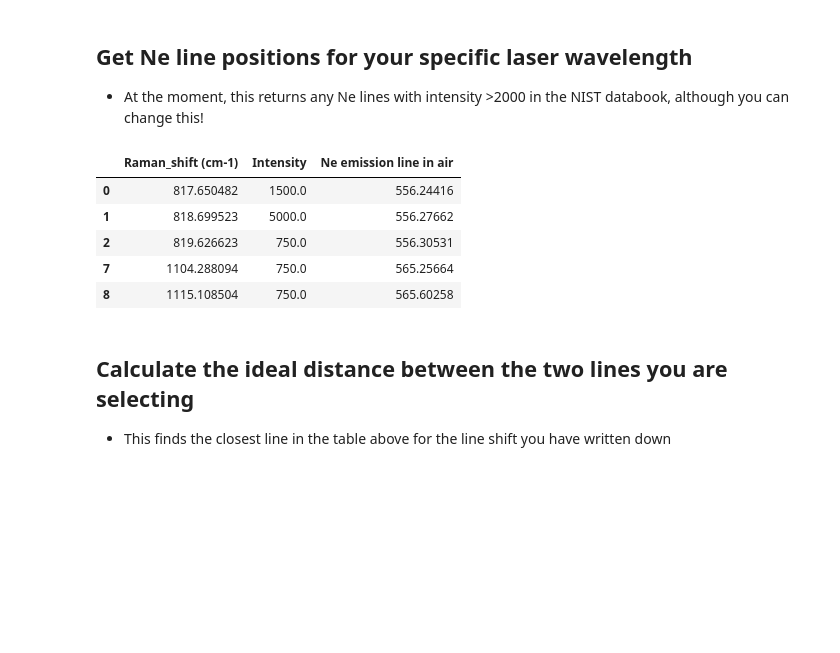
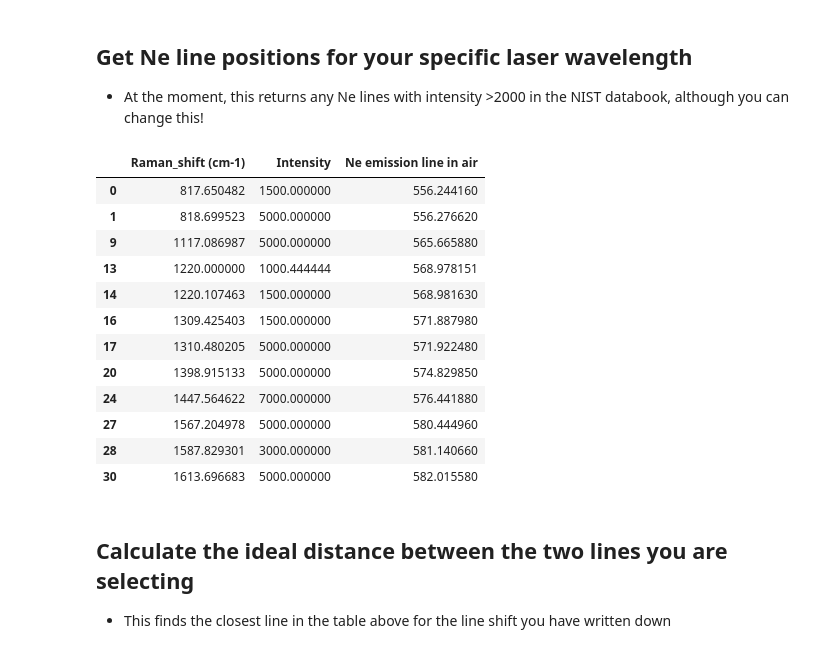
Before and after one commit to PennyWieser/DiadFit, a Jupyter notebook: docs/Examples/Shifting_Window_VIBE/Cal_Ne_Fitting_1117_1447.ipynb, the cells around one changed output. Drawn from its saved outputs; the diff is of its cells as text; code cells hidden in the pictures; blank space fills up the shorter version.

```diff
--- a/docs/Examples/Shifting_Window_VIBE/Cal_Ne_Fitting_1117_1447.ipynb
+++ b/docs/Examples/Shifting_Window_VIBE/Cal_Ne_Fitting_1117_1447.ipynb
@@ -84,15 +84,22 @@ array(['Ne1225down', 'Ne1200down', 'Ne1185down', 'Ne1200_up', 'Ne-1225up',
 - At the moment, this returns any Ne lines with intensity >2000 in the NIST databook, although you can change this!
 # %%
 wavelength =532.046 # Specify the specific wavelength of your laser
-df_Ne=pf.calculate_Ne_line_positions(wavelength=wavelength, cut_off_intensity=500)
-df_Ne.head()
+df_Ne=pf.calculate_Ne_line_positions(wavelength=wavelength, cut_off_intensity=1000)
+df_Ne
 # %% [output]
 |  | Raman_shift (cm-1) | Intensity | Ne emission line in air |
-| 0 | 817.650482 | 1500.0 | 556.24416 |
-| 1 | 818.699523 | 5000.0 | 556.27662 |
-| 2 | 819.626623 | 750.0 | 556.30531 |
-| 7 | 1104.288094 | 750.0 | 565.25664 |
-| 8 | 1115.108504 | 750.0 | 565.60258 |
+| 0 | 817.650482 | 1500.000000 | 556.244160 |
+| 1 | 818.699523 | 5000.000000 | 556.276620 |
+| 9 | 1117.086987 | 5000.000000 | 565.665880 |
+| 13 | 1220.000000 | 1000.444444 | 568.978151 |
+| 14 | 1220.107463 | 1500.000000 | 568.981630 |
+| 16 | 1309.425403 | 1500.000000 | 571.887980 |
+| 17 | 1310.480205 | 5000.000000 | 571.922480 |
+| 20 | 1398.915133 | 5000.000000 | 574.829850 |
+| 24 | 1447.564622 | 7000.000000 | 576.441880 |
+| 27 | 1567.204978 | 5000.000000 | 580.444960 |
+| 28 | 1587.829301 | 3000.000000 | 581.140660 |
+| 30 | 1613.696683 | 5000.000000 | 582.015580 |
 # %% [markdown]
 ## Calculate the ideal distance between the two lines you are selecting
 - This finds the closest line in the table above for the line shift you have written down
```
Also changed, not shown: parts of 3 cells of this notebook, 16 other files.
